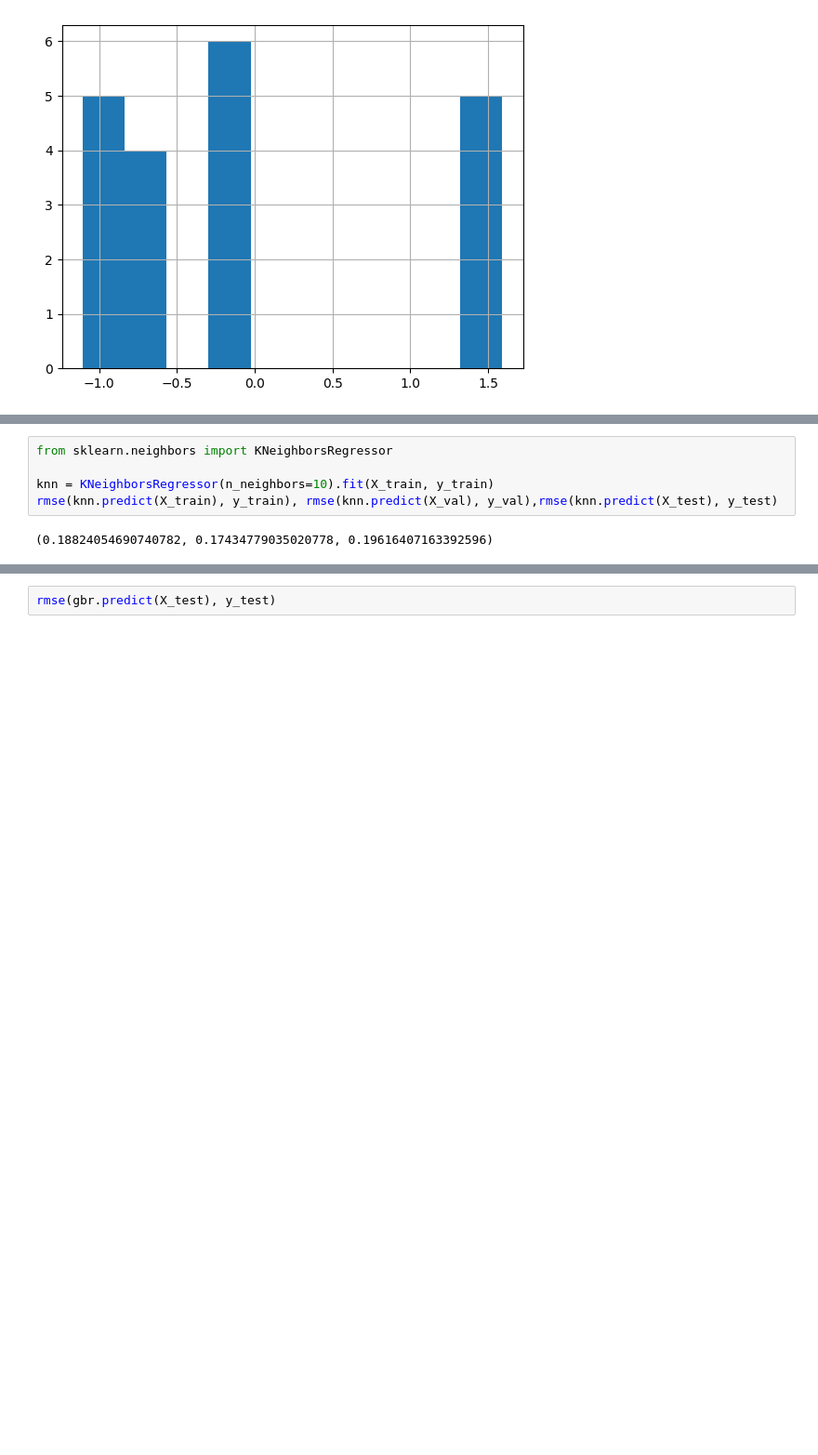
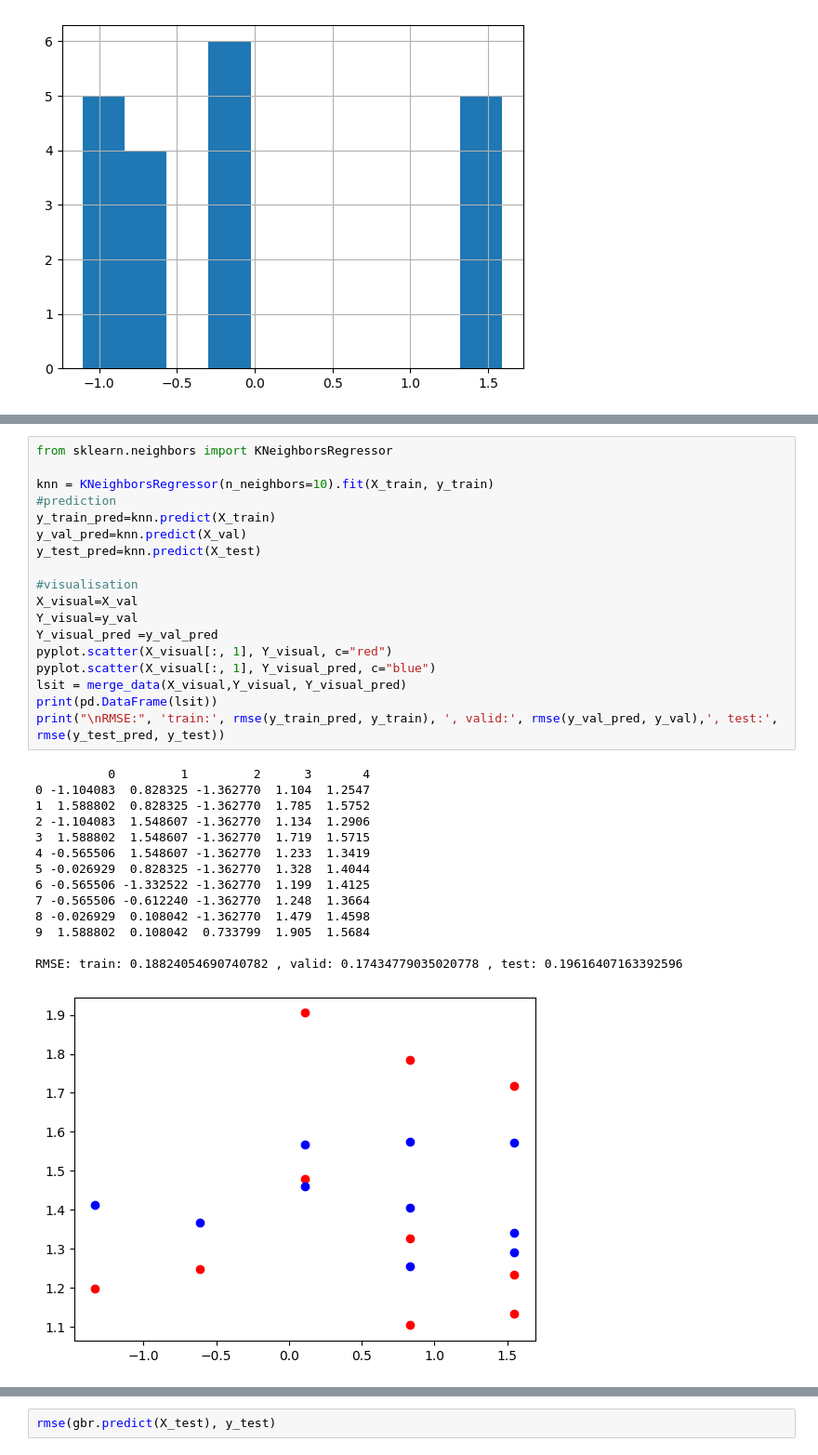
Before and after one commit to harrowmykel/neural-network-learning, a Jupyter notebook: bach-neural.ipynb, the cells around one changed output, grey strips where cells are left out. Shown at 93% size. Saved outputs shown, nothing was run; the diff lists cells and outputs as text; blank space fills up the shorter version.

```diff
--- a/bach-neural.ipynb
+++ b/bach-neural.ipynb
@@ -163,10 +204,36 @@ print(rmse(lm.predict(X_train), y_train), rmse(lm.predict(X_val), y_val)), rmse(
 # %%
 from sklearn.neighbors import KNeighborsRegressor
 
 knn = KNeighborsRegressor(n_neighbors=10).fit(X_train, y_train)
-rmse(knn.predict(X_train), y_train), rmse(knn.predict(X_val), y_val),rmse(knn.predict(X_test), y_test)
+#prediction
+y_train_pred=knn.predict(X_train)
+y_val_pred=knn.predict(X_val)
+y_test_pred=knn.predict(X_test)
+
+#visualisation
+X_visual=X_val
+Y_visual=y_val
+Y_visual_pred =y_val_pred
+pyplot.scatter(X_visual[:, 1], Y_visual, c="red")
+pyplot.scatter(X_visual[:, 1], Y_visual_pred, c="blue")
+lsit = merge_data(X_visual,Y_visual, Y_visual_pred)
+print(pd.DataFrame(lsit))
+print("\nRMSE:", 'train:', rmse(y_train_pred, y_train), ', valid:', rmse(y_val_pred, y_val),', test:', rmse(y_test_pred, y_test))
 # %% [output]
-(0.18824054690740782, 0.17434779035020778, 0.19616407163392596)
+          0         1         2      3       4
+0 -1.104083  0.828325 -1.362770  1.104  1.2547
+1  1.588802  0.828325 -1.362770  1.785  1.5752
+2 -1.104083  1.548607 -1.362770  1.134  1.2906
+3  1.588802  1.548607 -1.362770  1.719  1.5715
+4 -0.565506  1.548607 -1.362770  1.233  1.3419
+5 -0.026929  0.828325 -1.362770  1.328  1.4044
+6 -0.565506 -1.332522 -1.362770  1.199  1.4125
+7 -0.565506 -0.612240 -1.362770  1.248  1.3664
+8 -0.026929  0.108042 -1.362770  1.479  1.4598
+9  1.588802  0.108042  0.733799  1.905  1.5684
+
+RMSE: train: 0.18824054690740782 , valid: 0.17434779035020778 , test: 0.19616407163392596
+[figure, added]
 # %%
 from sklearn.ensemble import RandomForestRegressor
 
```
Also changed, not shown: parts of 16 cells of this notebook, 11 other files.
